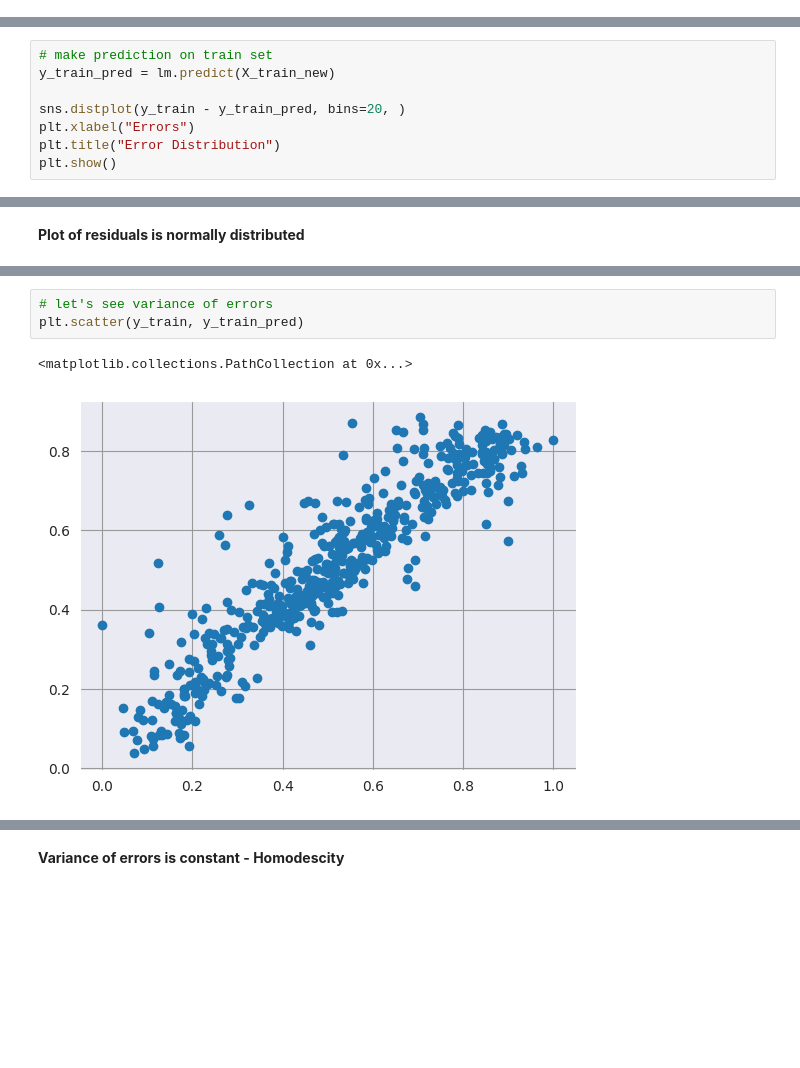
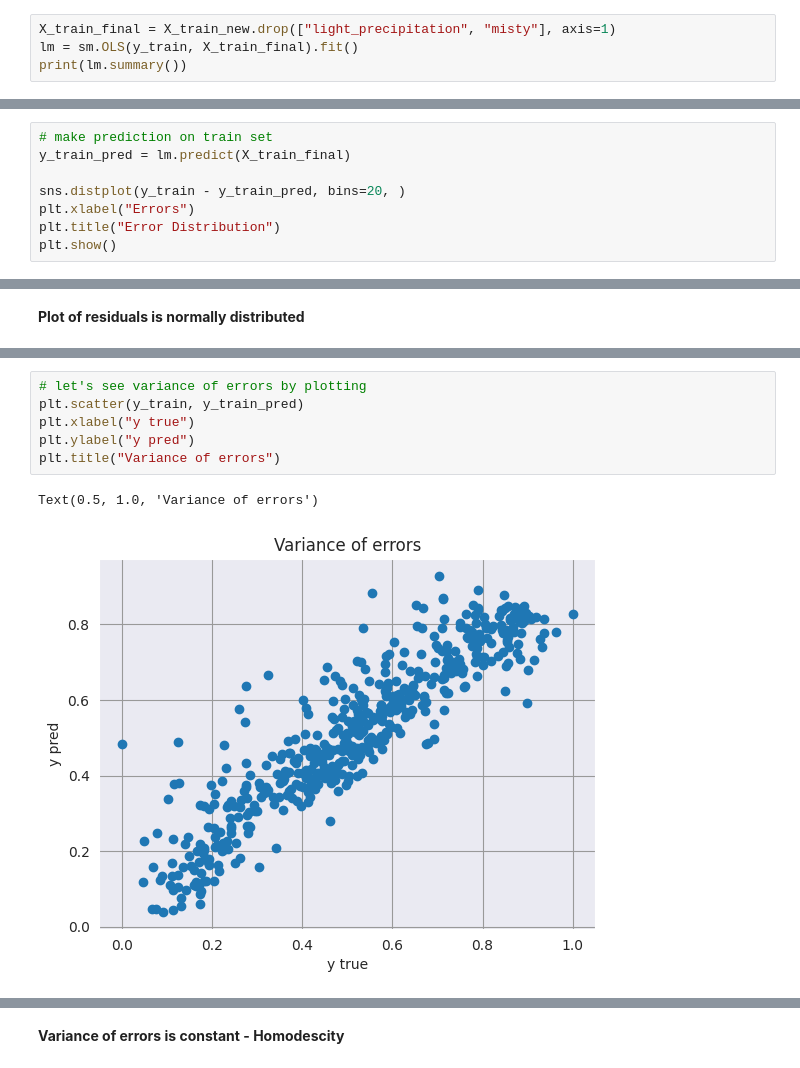
Before and after one commit to Nidhi-Mantri/MLR_Bike_Assignment, a Jupyter notebook: MLR_Bike_Assignment.ipynb, the cells around one changed output, grey strips where cells are left out. Drawn from its saved outputs; the diff is of its cells as text; blank space fills up the shorter version.

```diff
--- a/MLR_Bike_Assignment.ipynb
+++ b/MLR_Bike_Assignment.ipynb
@@ -748,0 +895,4 @@ Notes:
+# %%
+X_train_final = X_train_new.drop(["light_precipitation", "misty"], axis=1)
+lm = sm.OLS(y_train, X_train_final).fit()
+print(lm.summary())
@@ -752,7 +920,7 @@ Notes:
 1. Whether residuals are normally distributed or not?
 # %%
 # make prediction on train set
-y_train_pred = lm.predict(X_train_new)
+y_train_pred = lm.predict(X_train_final)
 
 sns.distplot(y_train - y_train_pred, bins=20, )
 plt.xlabel("Errors")
@@ -770,6 +938,9 @@ round((y_train - y_train_pred).mean(), 2)
 # %%
-# let's see variance of errors
+# let's see variance of errors by plotting
 plt.scatter(y_train, y_train_pred)
+plt.xlabel("y true")
+plt.ylabel("y pred")
+plt.title("Variance of errors")
 # %% [output]
-<matplotlib.collections.PathCollection at 0x...>
+Text(0.5, 1.0, 'Variance of errors')
-[figure, old version]
+[figure, new version]
```
Also changed, not shown: parts of 24 cells of this notebook.
